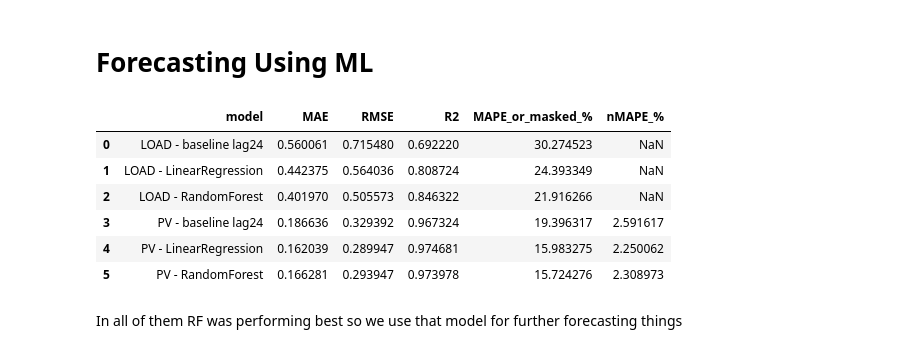
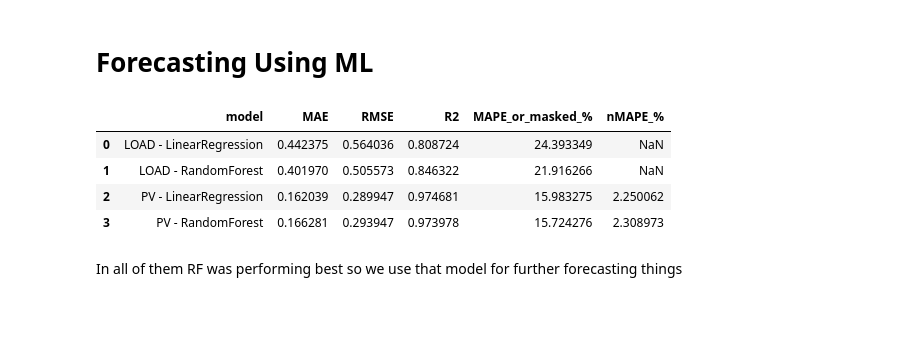
Before and after one commit to AkhilPadma/Decentralization-of-Energy-Using-PV-Batteries-, a Jupyter notebook: DER.ipynb, the cells around one changed output. Drawn from its saved outputs; the diff is of its cells as text; code cells hidden in the pictures; blank space fills up the shorter version.

```diff
--- a/DER.ipynb
+++ b/DER.ipynb
@@ -287,5 +290,6 @@ def baseline_bill(df, demand_rate_map, price_col="price"):
             "total": energy_cost + demand_cost}
 # %%
 baseline = baseline_bill(data, demand_rate_map, price_col="Tariff_Rs_per_kWh")
+baseline = pd.Series(baseline)
 baseline
 # %% [output]
@@ -886,41 +924,37 @@ def masked_mape(y_true, y_pred, eps=1e-6, thr=0.1):
 def nmape(y_true, y_pred, peak=None):
     y_true = np.asarray(y_true); y_pred = np.asarray(y_pred)
     peak = max(1e-6, float(np.nanmax(y_true))) if peak is None else max(1e-6, float(peak))
     return (np.abs(y_true - y_pred).mean() / peak) * 100
 
 def eval_reg(y_true, y_pred, for_pv=False, pv_peak=None):
     mae  = mean_absolute_error(y_true, y_pred)
     # Removed squared=False as it's not supported in this sklearn version
     rmse = np.sqrt(mean_squared_error(y_true, y_pred))
     r2   = r2_score(y_true, y_pred)
     if for_pv:
         return mae, rmse, r2, masked_mape(y_true, y_pred), nmape(y_true, y_pred, pv_peak)
     else:
         mape = (np.abs((y_true - y_pred) / np.maximum(1e-6, y_true))).mean() * 100
         return mae, rmse, r2, mape, np.nan
 
 rows = []
-rows.append(("LOAD  - baseline lag24",)   + eval_reg(yL_te, baseline_load_pred))
 rows.append(("LOAD  - LinearRegression",) + eval_reg(yL_te, predL_lr))
 rows.append(("LOAD  - RandomForest",)     + eval_reg(yL_te, predL_rf))
 
 pv_peak = float(yP_tr.max())
-rows.append(("PV    - baseline lag24",)   + eval_reg(yP_te, baseline_pv_pred, True, pv_peak))
 rows.append(("PV    - LinearRegression",) + eval_reg(yP_te, predP_lr, True, pv_peak))
 rows.append(("PV    - RandomForest",)     + eval_reg(yP_te, predP_rf, True, pv_peak))
 
 metrics_df_fixed = pd.DataFrame(
     rows, columns=["model","MAE","RMSE","R2","MAPE_or_masked_%","nMAPE_%"]
 )
 metrics_df_fixed
 # %% [output]
 |  | model | MAE | RMSE | R2 | MAPE_or_masked_% | nMAPE_% |
-| 0 | LOAD - baseline lag24 | 0.560061 | 0.715480 | 0.692220 | 30.274523 | NaN |
-| 1 | LOAD - LinearRegression | 0.442375 | 0.564036 | 0.808724 | 24.393349 | NaN |
-| 2 | LOAD - RandomForest | 0.401970 | 0.505573 | 0.846322 | 21.916266 | NaN |
-| 3 | PV - baseline lag24 | 0.186636 | 0.329392 | 0.967324 | 19.396317 | 2.591617 |
-| 4 | PV - LinearRegression | 0.162039 | 0.289947 | 0.974681 | 15.983275 | 2.250062 |
-| 5 | PV - RandomForest | 0.166281 | 0.293947 | 0.973978 | 15.724276 | 2.308973 |
+| 0 | LOAD - LinearRegression | 0.442375 | 0.564036 | 0.808724 | 24.393349 | NaN |
+| 1 | LOAD - RandomForest | 0.401970 | 0.505573 | 0.846322 | 21.916266 | NaN |
+| 2 | PV - LinearRegression | 0.162039 | 0.289947 | 0.974681 | 15.983275 | 2.250062 |
+| 3 | PV - RandomForest | 0.166281 | 0.293947 | 0.973978 | 15.724276 | 2.308973 |
 # %% [markdown]
 In all of them RF was performing best so we use that model for further forecasting things
 # %%
```
Also changed, not shown: parts of 7 cells of this notebook.
